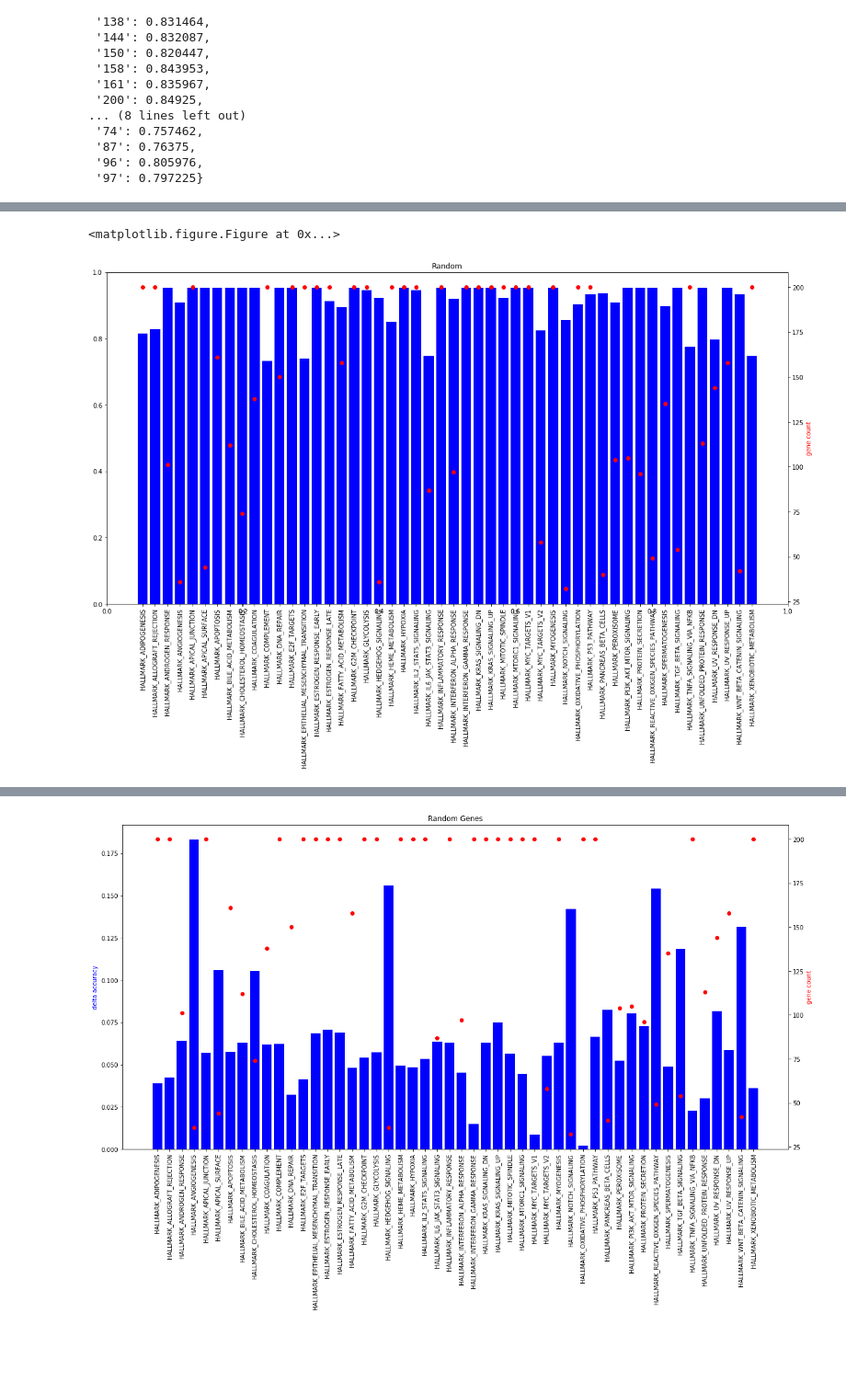
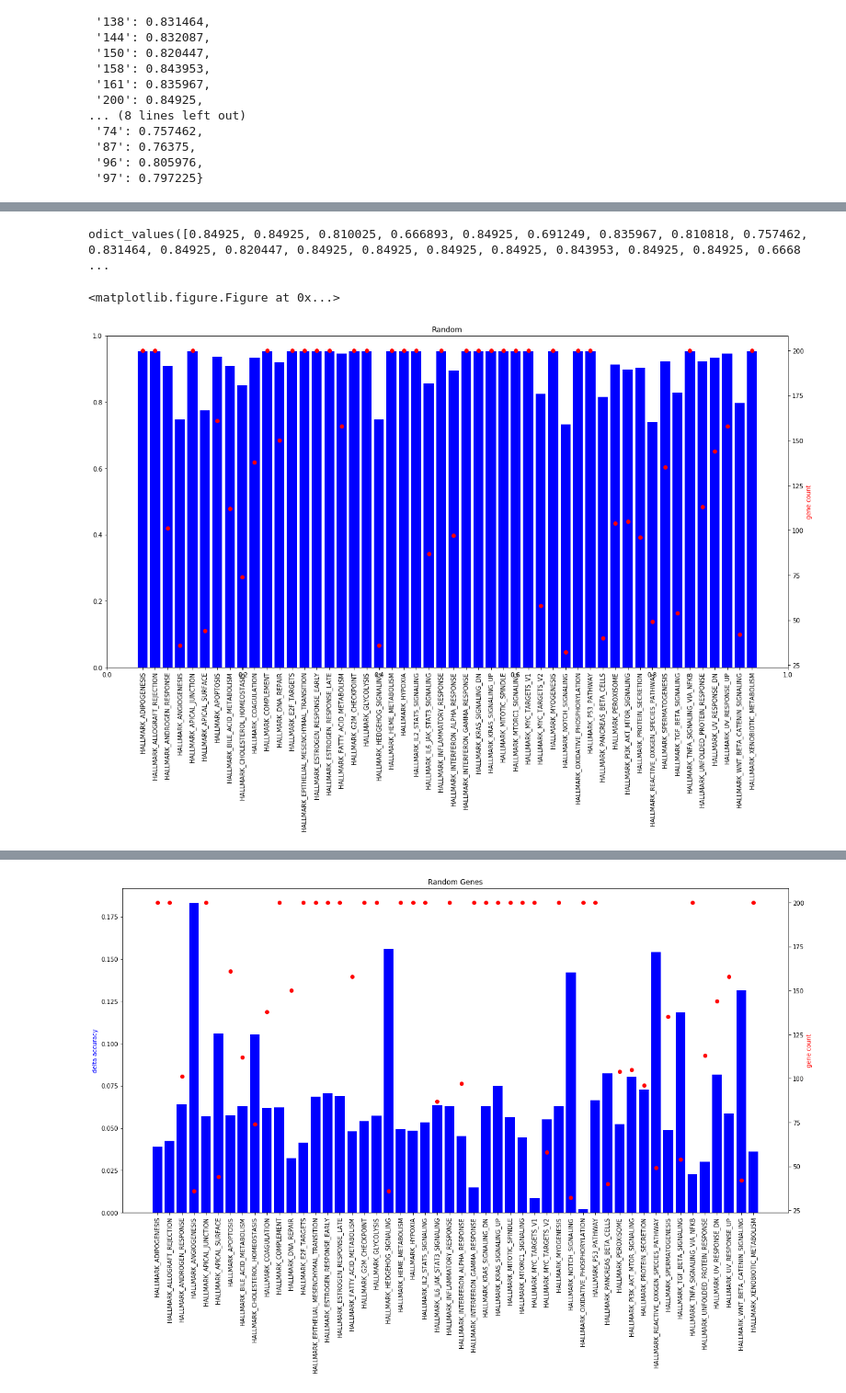
Before and after one commit to SystemsGenetics/gene-oracle, a Jupyter notebook: notebooks/AccuracyAcrossHallmarks_gtex.ipynb, the cells around one changed output, grey strips where cells are left out. Shown at 92% size. Drawn from its saved outputs; the diff is of its cells as text; code cells hidden in the pictures; blank space fills up the shorter version.

```diff
--- a/notebooks/AccuracyAcrossHallmarks_gtex.ipynb
+++ b/notebooks/AccuracyAcrossHallmarks_gtex.ipynb
@@ -92,3 +130,7 @@ rand_data = {}
 for hallmark in accurs.keys():
         num_genes=gene_count_dict[hallmark]
         rand_data[hallmark] = accurs_r[str(num_genes)]
+
+
+od2= collections.OrderedDict(sorted(rand_data.items()))
+rand_accurs_list = list(od2.values())
@@ -115,31 +137,35 @@ rand_data
+# %%
+od2.values()
+# %% [output]
+odict_values([0.84925, 0.84925, 0.810025, 0.666893, 0.84925, 0.691249, 0.835967, 0.810818, 0.757462, 0.831464, 0.84925, 0.820447, 0.84925, 0.84925, 0.84925, 0.84925, 0.843953, 0.84925, 0.84925, 0.6668 ...
 # %%
 plt.clf()
 
 x = np.arange(len(datasets))
 
 fig = plt.figure(figsize=(20,10))
 plt.title("Random")
 plt.xticks(x,datasets)
 plt.xticks(rotation=90)
 
 ax1 = fig.add_subplot(111)
 ax1.get_yaxis().set_visible(False)
 ax2=fig.add_subplot(111, frame_on=False)
 
-ax1.bar(x, rand_data.values(), color='b')
+ax1.bar(x, od2.values(), color='b')
 ax1.set_ylabel('accuracy',color='b')
 
 ax2 = ax1.twinx()
 ax2.scatter(x, gene_counts, color='r')
 ax2.yaxis.tick_right()
 ax2.xaxis.tick_bottom()
 ax2.yaxis.set_label_position('right')
 ax2.set_ylabel('gene count', color='r')
 
 plt.show()
 # %% [output]
 <matplotlib.figure.Figure at 0x...>
-[figure, old version]
+[figure, new version]
 # %%
 accurs_list = list(od.values())
 od2= collections.OrderedDict(sorted(rand_data.items()))
```
Also changed, not shown: parts of 7 cells of this notebook, 1 other file.
